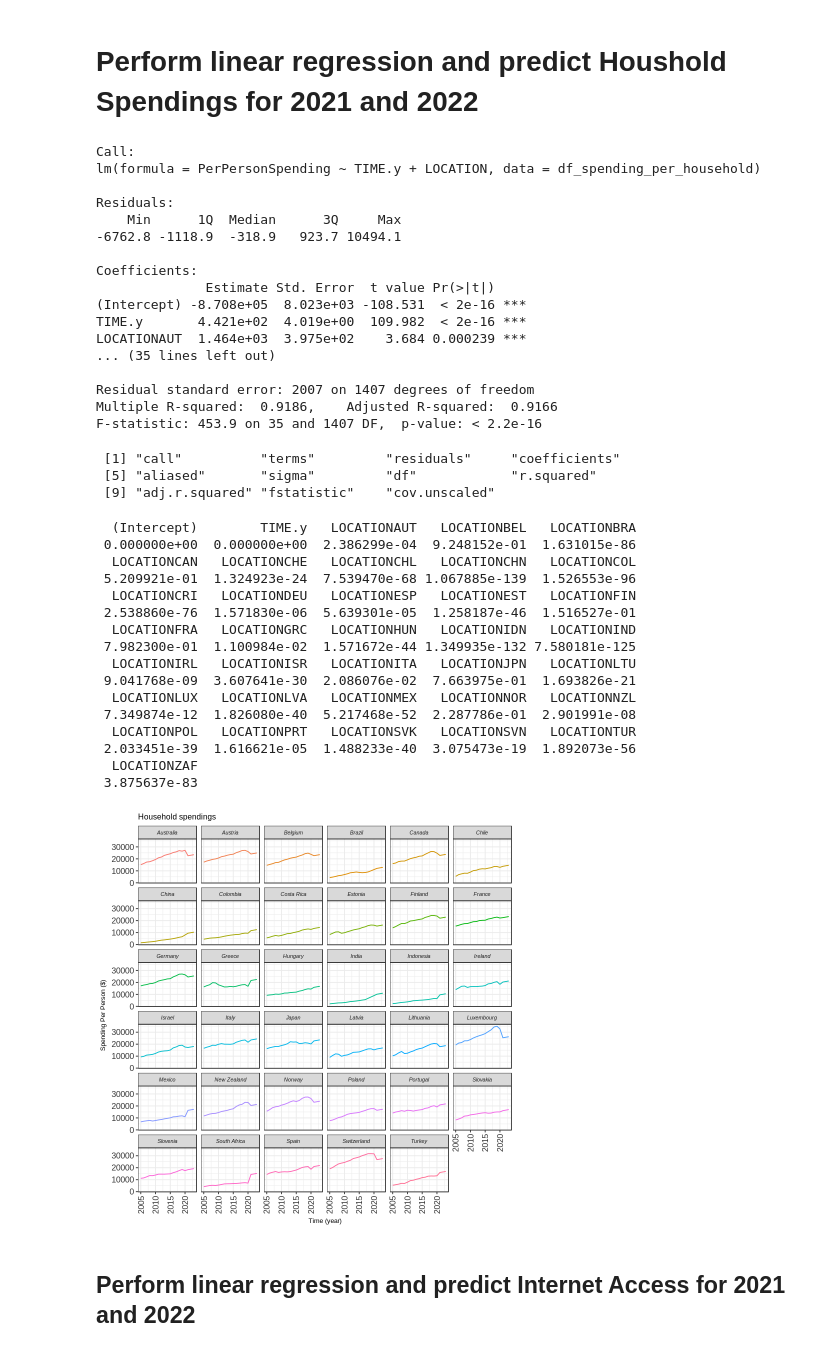
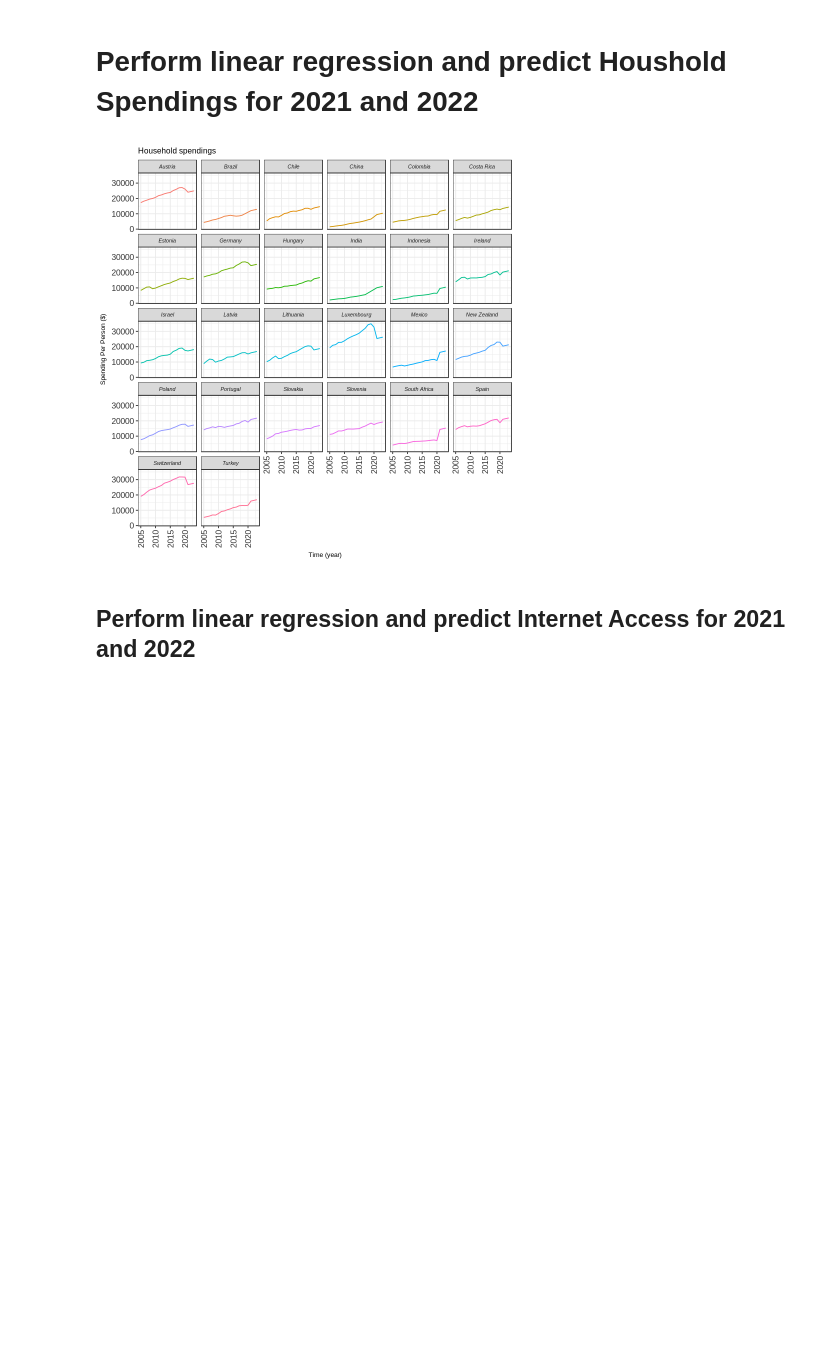
Before and after one commit to patdring/NewAppMarkets, a Jupyter notebook: CS_Fallstudie.ipynb, the cells around one changed output. Saved outputs shown, nothing was run; the diff lists cells and outputs as text; code cells hidden in the pictures; blank space fills up the shorter version.

Commit message:
Filter out lm and boxplot stats

```diff
--- a/CS_Fallstudie.ipynb
+++ b/CS_Fallstudie.ipynb
@@ -220,13 +220,20 @@ A data.frame: 6 × 20
 model = lm(PerPersonSpending ~ TIME.y + LOCATION, data = df_spending_per_household) #Create the linear regression
 
 #Review the results
-summary(model)
-names(summary(model))
-summary(model)$coefficients[,"Pr(>|t|)"]  ##lm
-#summary(model)$coefficients[,4]
+#summary(model)
+
+# Filter only significants
+df_sig <- as.data.frame(summary(model)$coefficients[,])  ##lm
+df_sig <- df_sig[df_sig$'Pr(>|t|)' < 0.001, ]
+df_sig <- cbind(newColName = rownames(df_sig), df_sig)
+rownames(df_sig) <- 1:nrow(df_sig)
+# rename column for merging
+names(df_sig)[1] <- "LOCATION"
+df_sig$LOCATION <- str_replace_all(df_sig$LOCATION, "LOCATION", "")
+df_sig <- merge(df_sig, df_spending_per_household, by=c("LOCATION"))
 
 #Filter only neccessary columns for further processing
-df_hs <- df_spending_per_household[c("LOCATION", "Country", "TIME.y", "PerPersonSpending")]
+df_hs <- df_sig[c("LOCATION", "Country", "TIME.y", "PerPersonSpending")]
 
 # To avoid duplicates
 LOCATION <- unique(df_hs$LOCATION, incomparables = FALSE)
@@ -244,70 +251,34 @@ df_2022 <- data.frame(LOCATION, Country='', TIME.y=2022, PerPersonSpending='')
 df_2022$PerPersonSpending <- predict(model, df_2022)
 # Append it to the data frame
 df_hs <- rbind(df_hs, df_2022)
 
 # Create a empty row/data set for all locations and 2023
 df_2023 <- data.frame(LOCATION, Country='', TIME.y=2023, PerPersonSpending='')
 # Predict Per Person Spendings for 2023
 df_2023$PerPersonSpending <- predict(model, df_2023)
 # Append it to the data frame
 df_hs <- rbind(df_hs, df_2023)
 
 # Merge with Country Codes to Map Alpha-3 to Country
 df_hs <- merge(df_hs, df_country_codes,by=c("LOCATION"))
 
 # Only data >= 2005 are interessting
 df_hs <- subset(df_hs, TIME.y >= 2005)
 
 ggplot(data = df_hs, mapping = aes(x = TIME.y, y = PerPersonSpending, color = Country.y)) +
     geom_line() +
     facet_wrap(vars(Country.y)) +
     labs(title = "Household spendings",
         x = "Time (year)",
         y = "Spending Per Person ($)") +
     theme_bw() +
     theme(axis.text.x = element_text(colour = "grey20", size = 10, angle = 90, hjust = 0.5, vjust = 0.5),
                         axis.text.y = element_text(colour = "grey20", size = 10),
                         strip.text = element_text(face = "italic"),
                         text = element_text(size = 8)) +
     theme(legend.position = "none")
 # %% [output]
-Call:
-lm(formula = PerPersonSpending ~ TIME.y + LOCATION, data = df_spending_per_household)
-
-Residuals:
-    Min      1Q  Median      3Q     Max
--6762.8 -1118.9  -318.9   923.7 10494.1
-
-Coefficients:
-              Estimate Std. Error  t value Pr(>|t|)
-(Intercept) -8.708e+05  8.023e+03 -108.531  < 2e-16 ***
-TIME.y       4.421e+02  4.019e+00  109.982  < 2e-16 ***
-LOCATIONAUT  1.464e+03  3.975e+02    3.684 0.000239 ***
-... (35 lines left out)
-
-Residual standard error: 2007 on 1407 degrees of freedom
-Multiple R-squared:  0.9186,    Adjusted R-squared:  0.9166
-F-statistic: 453.9 on 35 and 1407 DF,  p-value: < 2.2e-16
- [1] "call"          "terms"         "residuals"     "coefficients"
- [5] "aliased"       "sigma"         "df"            "r.squared"
- [9] "adj.r.squared" "fstatistic"    "cov.unscaled"
-  (Intercept)        TIME.y   LOCATIONAUT   LOCATIONBEL   LOCATIONBRA
- 0.000000e+00  0.000000e+00  2.386299e-04  9.248152e-01  1.631015e-86
-  LOCATIONCAN   LOCATIONCHE   LOCATIONCHL   LOCATIONCHN   LOCATIONCOL
- 5.209921e-01  1.324923e-24  7.539470e-68 1.067885e-139  1.526553e-96
-  LOCATIONCRI   LOCATIONDEU   LOCATIONESP   LOCATIONEST   LOCATIONFIN
- 2.538860e-76  1.571830e-06  5.639301e-05  1.258187e-46  1.516527e-01
-  LOCATIONFRA   LOCATIONGRC   LOCATIONHUN   LOCATIONIDN   LOCATIONIND
- 7.982300e-01  1.100984e-02  1.571672e-44 1.349935e-132 7.580181e-125
-  LOCATIONIRL   LOCATIONISR   LOCATIONITA   LOCATIONJPN   LOCATIONLTU
- 9.041768e-09  3.607641e-30  2.086076e-02  7.663975e-01  1.693826e-21
-  LOCATIONLUX   LOCATIONLVA   LOCATIONMEX   LOCATIONNOR   LOCATIONNZL
- 7.349874e-12  1.826080e-40  5.217468e-52  2.287786e-01  2.901991e-08
-  LOCATIONPOL   LOCATIONPRT   LOCATIONSVK   LOCATIONSVN   LOCATIONTUR
- 2.033451e-39  1.616621e-05  1.488233e-40  3.075473e-19  1.892073e-56
-  LOCATIONZAF
- 3.875637e-83
-[figure, old version]
+[figure, new version]
 # %% [markdown]
 ## Perform linear regression and predict Internet Access for 2021 and 2022
 # %%
```
Also changed, not shown: parts of 4 cells of this notebook.
